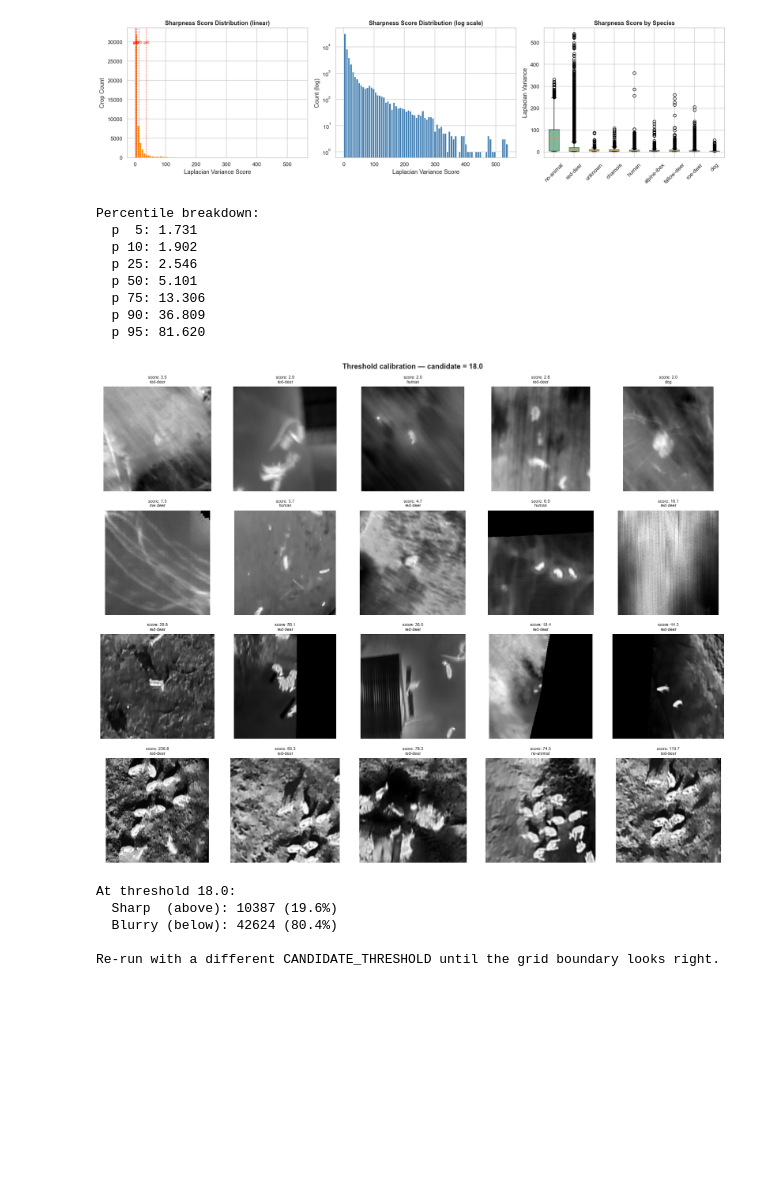
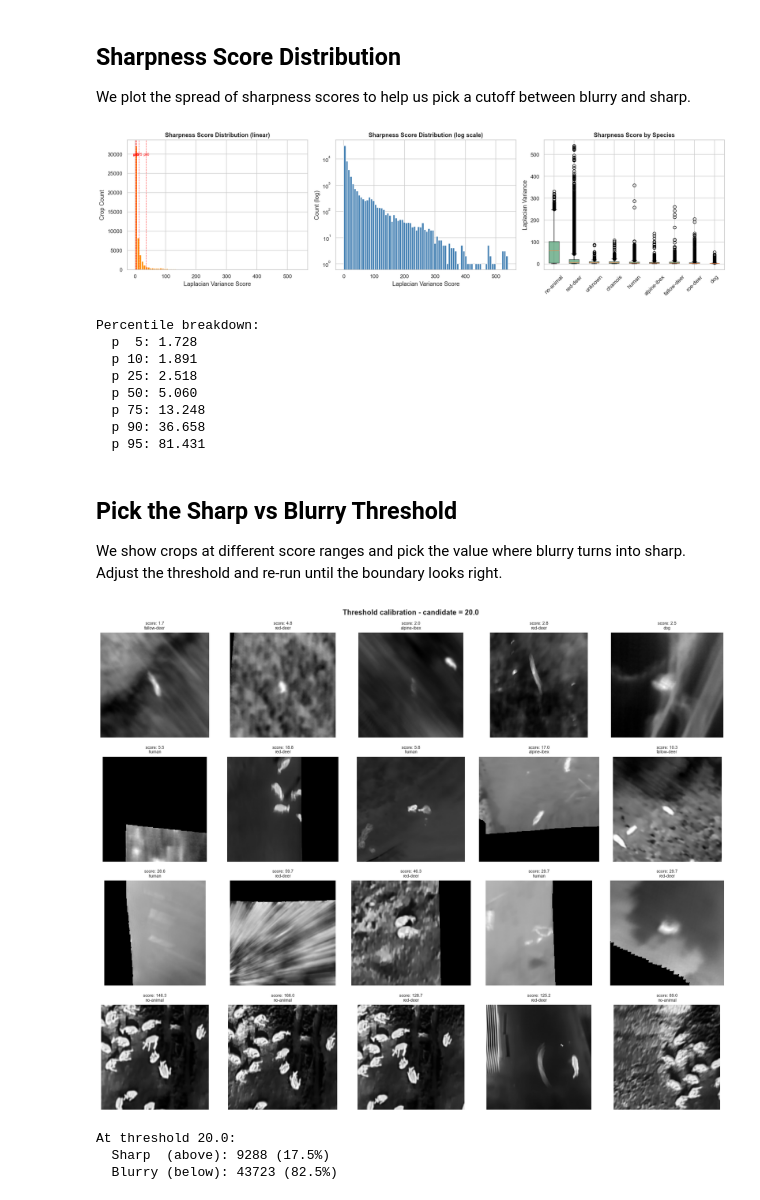
Before and after one commit to klevih1/Computer_Vision, a Jupyter notebook: Notebook_2.ipynb, the cells around one changed output. Saved outputs shown, nothing was run; the diff lists cells and outputs as text; code cells hidden in the pictures; blank space fills up the shorter version.

Commit message:
Week 1 and Week 2: cleaned notebooks, PNG crops, sharpness and occlusion labels

```diff
--- a/Notebook_2.ipynb
+++ b/Notebook_2.ipynb
@@ -367,11 +405,9 @@ Copying 17630 image-label pairs...
 # %%
-# ─────────────────────────────────────────────────────────────────────────────
-# TEAM DECISION: choose class strategy
-#
-# "binary"  → 1 class: "animal"  — simplest, trains fastest
-# "species" → 12 classes by species — recommended for your project
-# "full"    → all 54+ BAMBI classes — too complex for this subset
-# ─────────────────────────────────────────────────────────────────────────────
+# still to choose
+# "binary"  -> 1 class: "animal"  - simplest, trains fastest
+# "species"  12 classes by species - recommended for your project
+# "full"    → all 54+ BAMBI classes - too complex for this subset
+
 
 class_strategy = "species"   # ← CHANGE THIS
 
@@ -379,10 +415,13 @@ if class_strategy == "binary":
     CLASS_NAMES = {0: "animal"}
 
 elif class_strategy == "species":
-    # One class per species — collapse gender/age/visibility into species name
+    # One class per species - collapse gender/age/visibility into species name
+    # Exclude non-detectable "classes": you can't draw a box around "no animal",
+    # and "unknown" is not a real species. Removing them lifts mAP and is correct.
+    EXCLUDE_SPECIES = {"no-animal", "unknown"}
     unique_species = sorted(set(
         species_from_class_id(cid) for cid in df["class_id"].unique()
-    ))
+    ) - EXCLUDE_SPECIES)
     CLASS_NAMES = {i: name for i, name in enumerate(unique_species)}
 
     print("Species classes:")
@@ -413,7 +452,7 @@ yaml_path = SPLIT_PATH / "dataset.yaml"
 with open(yaml_path, "w") as f:
     yaml.dump(dataset_yaml, f, default_flow_style=False, sort_keys=False)
 
-print(f"\n✅ dataset.yaml written — nc={len(CLASS_NAMES)}")
+print(f"\ndataset.yaml written - nc={len(CLASS_NAMES)}")
 print(f"   Path: {yaml_path}")
 with open(yaml_path) as f:
     print(f.read())
@@ -489,7 +536,7 @@ for img_path_str, group in grouped:
         failed_crops.append(img_path_str)
         continue
 
-    # All images are thermal — display as grayscale
+    # All images are thermal - display as grayscale
     gray  = cv2.cvtColor(img, cv2.COLOR_BGR2GRAY)
     h_img, w_img = gray.shape[:2]
 
@@ -510,7 +557,7 @@ for img_path_str, group in grouped:
 
         crop      = gray[y1:y2, x1:x2]
         split     = get_split_for_flight(row.flight_id)
-        crop_name = f"{img_path.stem}__box{box_idx:03d}__cls{row.class_id}.jpg"
+        crop_name = f"{img_path.stem}__box{box_idx:03d}__cls{row.class_id}.png"
         crop_out  = CROPS_PATH / crop_name
 
         cv2.imwrite(str(crop_out), crop)
@@ -535,8 +582,8 @@ for img_path_str, group in grouped:
 
 crops_df = pd.DataFrame(crop_records)
 
-print(f"\n✅ Crops saved   : {len(crops_df)}")
-print(f"❌ Images failed : {len(failed_crops)}")
+print(f"\nCrops saved   : {len(crops_df)}")
+print(f"Images failed : {len(failed_crops)}")
 print(f"\nCrops per split:")
 print(crops_df["split"].value_counts().to_string())
 print(f"\nCrops per species (top 10):")
@@ -676,4 +731,8 @@ max        540.197
 Name: laplacian_score, dtype: float64
+# %% [markdown]
+## Sharpness Score Distribution
+
+We plot the spread of sharpness scores to help us pick a cutoff between blurry and sharp.
 # %%
 valid_scores = crops_df[crops_df["laplacian_score"] > 0]["laplacian_score"]
 
@@ -719,21 +778,22 @@ for pct in [5, 10, 25, 50, 75, 90, 95]:
 # %% [output]
 [figure]
 Percentile breakdown:
-  p  5: 1.731
-  p 10: 1.902
-  p 25: 2.546
-  p 50: 5.101
-  p 75: 13.306
-  p 90: 36.809
-  p 95: 81.620
+  p  5: 1.728
+  p 10: 1.891
+  p 25: 2.518
+  p 50: 5.060
+  p 75: 13.248
+  p 90: 36.658
+  p 95: 81.431
+# %% [markdown]
+## Pick the Sharp vs Blurry Threshold
+
+We show crops at different score ranges and pick the value where blurry turns into sharp. Adjust the threshold and re-run until the boundary looks right.
 # %%
-# ─────────────────────────────────────────────────────────────────────────────
-# DILYARA'S TASK:
-# Look at the grid below and find where "looks blurry" transitions to "looks sharp".
-# Change CANDIDATE_THRESHOLD and re-run until the boundary feels right.
-# ─────────────────────────────────────────────────────────────────────────────
+# Picked 20 from the grid: just above this line animals still look defined,
+# just below they go soft. 15-18 lets soft crops in, 25 leaves too few sharp ones.
 
-CANDIDATE_THRESHOLD = 18.0   # ← ADJUST THIS
+CANDIDATE_THRESHOLD = 20.0
 
 valid = crops_df[crops_df["laplacian_score"] > 0]
 
@@ -745,40 +805,37 @@ bins = {
 }
 
 fig, axes = plt.subplots(len(bins), 5, figsize=(15, len(bins) * 3))
-fig.suptitle(f"Threshold calibration — candidate = {CANDIDATE_THRESHOLD}",
+fig.suptitle(f"Threshold calibration - candidate = {CANDIDATE_THRESHOLD}",
              fontsize=12, fontweight="bold")
 
 for row_idx, (label, group) in enumerate(bins.items()):
     sample = group.sample(min(5, len(group)))
     for col_idx in range(5):
         ax = axes[row_idx, col_idx]
         if col_idx < len(sample):
             crop_row = sample.iloc[col_idx]
             img = cv2.imread(crop_row["crop_path"], cv2.IMREAD_GRAYSCALE)
             if img is not None:
                 ax.imshow(img, cmap="gray")
                 ax.set_title(
                     f"score: {crop_row['laplacian_score']:.1f}\n{crop_row['species']}",
                     fontsize=7
                 )
         ax.axis("off")
         if col_idx == 0:
             ax.set_ylabel(label, fontsize=8, rotation=0, labelpad=140, va="center")
 
 plt.tight_layout()
 plt.savefig(REPORTS_PATH / "threshold_calibration.png", bbox_inches="tight")
 plt.show()
 
 above = (valid["laplacian_score"] >= CANDIDATE_THRESHOLD).sum()
 below = (valid["laplacian_score"] <  CANDIDATE_THRESHOLD).sum()
 print(f"At threshold {CANDIDATE_THRESHOLD}:")
 print(f"  Sharp  (above): {above} ({100*above/len(valid):.1f}%)")
 print(f"  Blurry (below): {below} ({100*below/len(valid):.1f}%)")
-print("\nRe-run with a different CANDIDATE_THRESHOLD until the grid boundary looks right.")
 # %% [output]
-[figure, old version]
+[figure, new version]
-At threshold 18.0:
-  Sharp  (above): 10387 (19.6%)
-  Blurry (below): 42624 (80.4%)
-
-Re-run with a different CANDIDATE_THRESHOLD until the grid boundary looks right.
+At threshold 20.0:
+  Sharp  (above): 9288 (17.5%)
+  Blurry (below): 43723 (82.5%)
```
Also changed, not shown: parts of 33 cells of this notebook, 12 other files.
